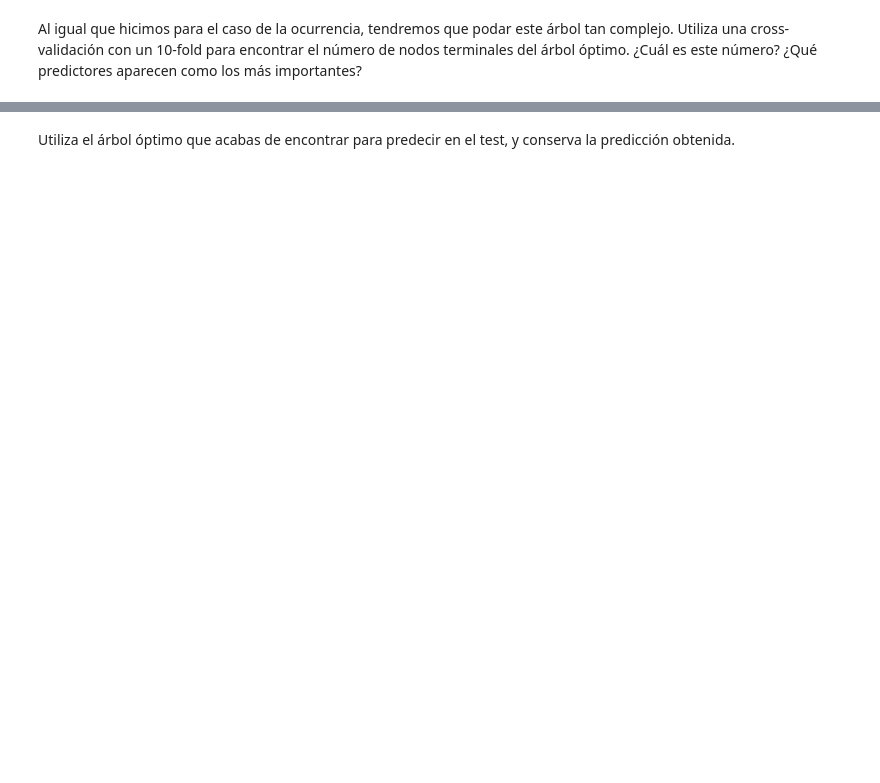
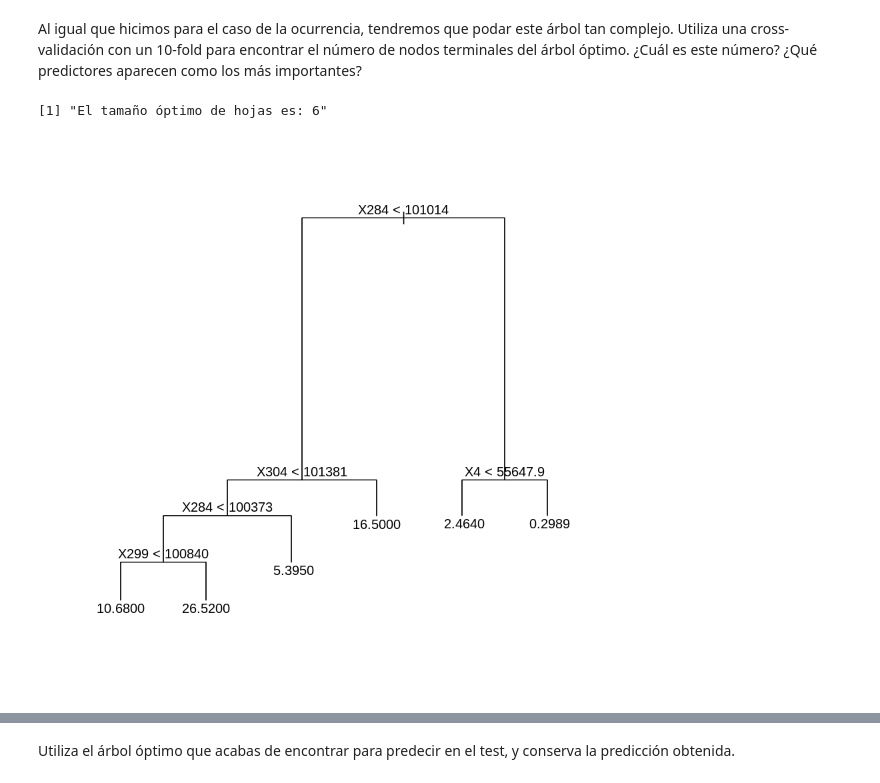
Before and after one commit to yerartdev/uc-m1966-datamining, a Jupyter notebook: d3/S17-T03_LAB_IntercomparisonTechniques.ipynb, the cells around one changed output, grey strips where cells are left out. Drawn from its saved outputs; the diff is of its cells as text; code cells hidden in the pictures; blank space fills up the shorter version.

```diff
--- a/d3/S17-T03_LAB_IntercomparisonTechniques.ipynb
+++ b/d3/S17-T03_LAB_IntercomparisonTechniques.ipynb
@@ -317,0 +410,13 @@ Al igual que hicimos para el caso de la ocurrencia, tendremos que podar este ár
+# %%
+paste('El tamaño óptimo de hojas es:', cv_amount$size[which.min(cv_amount$dev)])
+# %% [output]
+[1] "El tamaño óptimo de hojas es: 6"
+# %%
+#::GMG:: Ahora lo podo
+pruned_tree_amount_all <- prune.tree(tree_amount_all_cp, best = 6)
+# %%
+#::GMG::Visualizo el resultado
+plot(pruned_tree_amount_all)
+text(pruned_tree_amount_all, pretty = 0)
+# %% [output]
+[figure, added]
```
Also changed, not shown: parts of 27 cells of this notebook.
